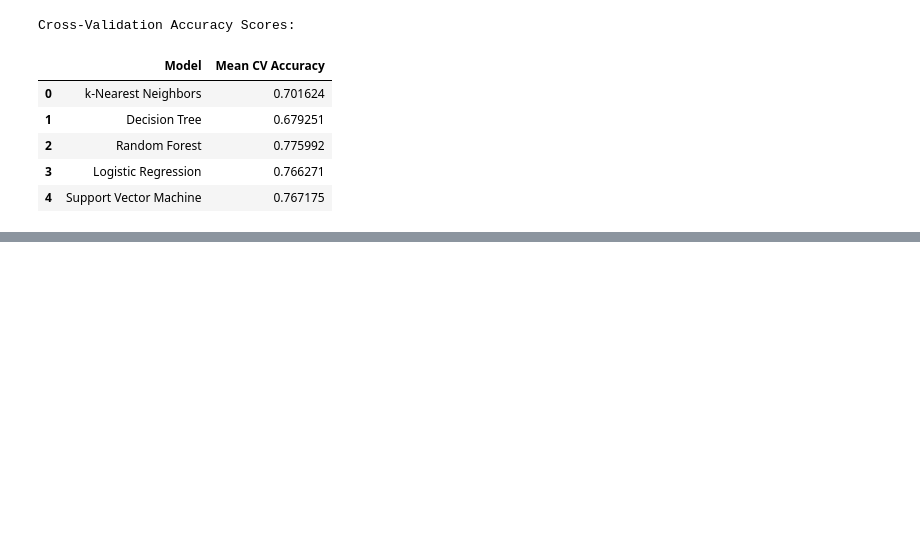
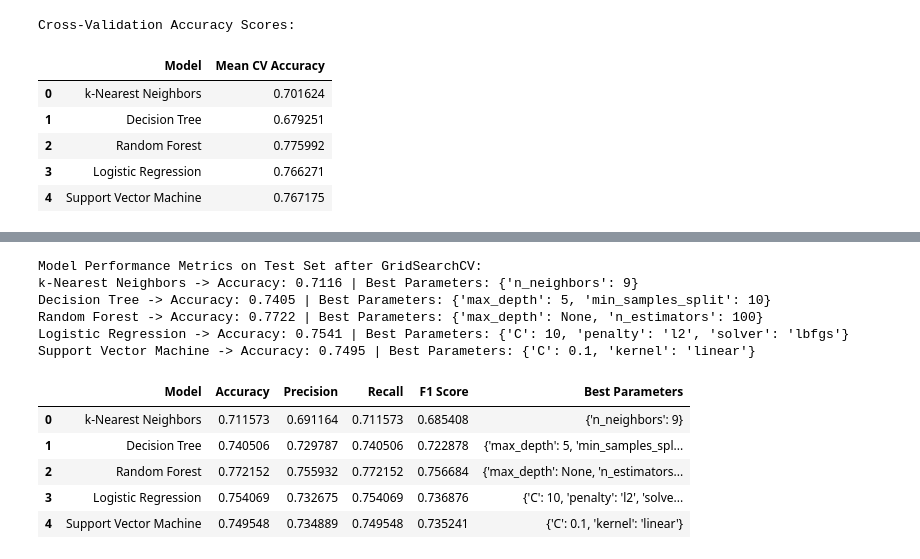
Before and after one commit to CCTsba25327/ml-ca-1-CCTsba25327, a Jupyter notebook: sba25327_CA1_ML.ipynb, the cells around one changed output, grey strips where cells are left out. Saved outputs shown, nothing was run; the diff lists cells and outputs as text; code cells hidden in the pictures; blank space fills up the shorter version.

Commit message:
Add GridSearchCV hyperparameter tuning

```diff
--- a/sba25327_CA1_ML.ipynb
+++ b/sba25327_CA1_ML.ipynb
@@ -224,0 +249,18 @@ Cross-Validation Accuracy Scores:
+# %%
+# Apply GridSearchCV for each classifier and evaluate performance metric scores
+results = []
+for name, classifier in classifiers.items():
+    print(f"Running GridSearchCV for {name}...")
+    grid_search = GridSearchCV(estimator=classifier, param_grid=param_grids[name], cv = 5, n_jobs = -1, verbose = 2)
+    grid_search.fit(X_train, y_train)
+
+    best_model = grid_search.best_estimator_
+    y_pred = best_model.predict(X_test)
+
+    accuracy = accuracy_score(y_test, y_pred)
+    report = classification_report(y_test, y_pred, output_dict=True)
+    precision = report['weighted avg']['precision']
+    recall = report['weighted avg']['recall']
+    f1_score = report['weighted avg']['f1-score']
+
+    results.append([name, accuracy, precision, recall, f1_score, grid_search.best_params_])
@@ -224,0 +278,20 @@ Cross-Validation Accuracy Scores:
+# %%
+# Convert results to DataFrame
+results_df = pd.DataFrame(results, columns=["Model", "Accuracy", "Precision", "Recall", "F1 Score", "Best Parameters"])
+print("Model Performance Metrics on Test Set after GridSearchCV:")
+for row in results:
+    print(row[0], "-> Accuracy:", round(row[1], 4), "| Best Parameters:", row[5])
+results_df
+# %% [output]
+Model Performance Metrics on Test Set after GridSearchCV:
+k-Nearest Neighbors -> Accuracy: 0.7116 | Best Parameters: {'n_neighbors': 9}
+Decision Tree -> Accuracy: 0.7405 | Best Parameters: {'max_depth': 5, 'min_samples_split': 10}
+Random Forest -> Accuracy: 0.7722 | Best Parameters: {'max_depth': None, 'n_estimators': 100}
+Logistic Regression -> Accuracy: 0.7541 | Best Parameters: {'C': 10, 'penalty': 'l2', 'solver': 'lbfgs'}
+Support Vector Machine -> Accuracy: 0.7495 | Best Parameters: {'C': 0.1, 'kernel': 'linear'}
+|  | Model | Accuracy | Precision | Recall | F1 Score | Best Parameters |
+| 0 | k-Nearest Neighbors | 0.711573 | 0.691164 | 0.711573 | 0.685408 | {'n_neighbors': 9} |
+| 1 | Decision Tree | 0.740506 | 0.729787 | 0.740506 | 0.722878 | {'max_depth': 5, 'min_samples_spl... |
+| 2 | Random Forest | 0.772152 | 0.755932 | 0.772152 | 0.756684 | {'max_depth': None, 'n_estimators... |
+| 3 | Logistic Regression | 0.754069 | 0.732675 | 0.754069 | 0.736876 | {'C': 10, 'penalty': 'l2', 'solve... |
+| 4 | Support Vector Machine | 0.749548 | 0.734889 | 0.749548 | 0.735241 | {'C': 0.1, 'kernel': 'linear'} |
```
Also changed, not shown: parts of 2 cells of this notebook.
